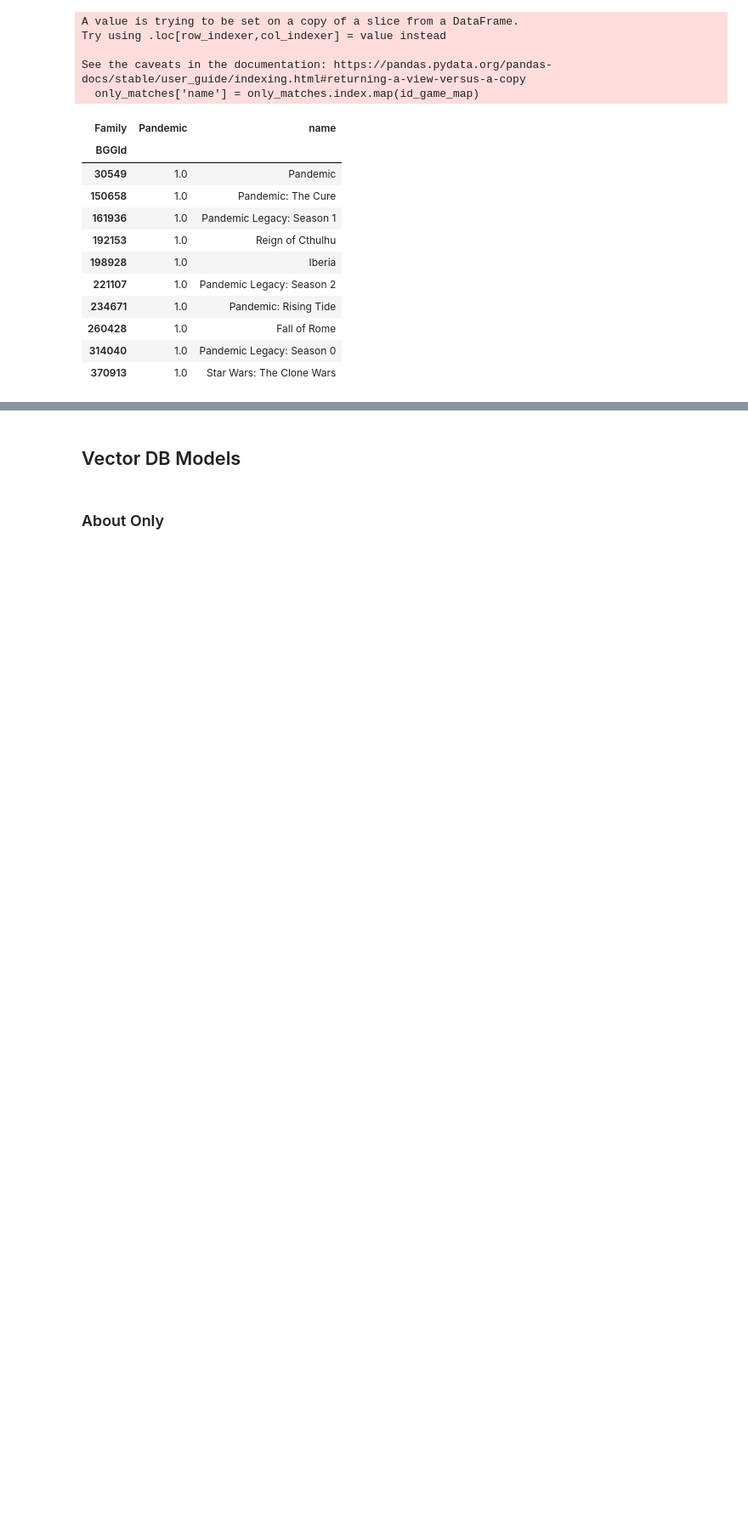
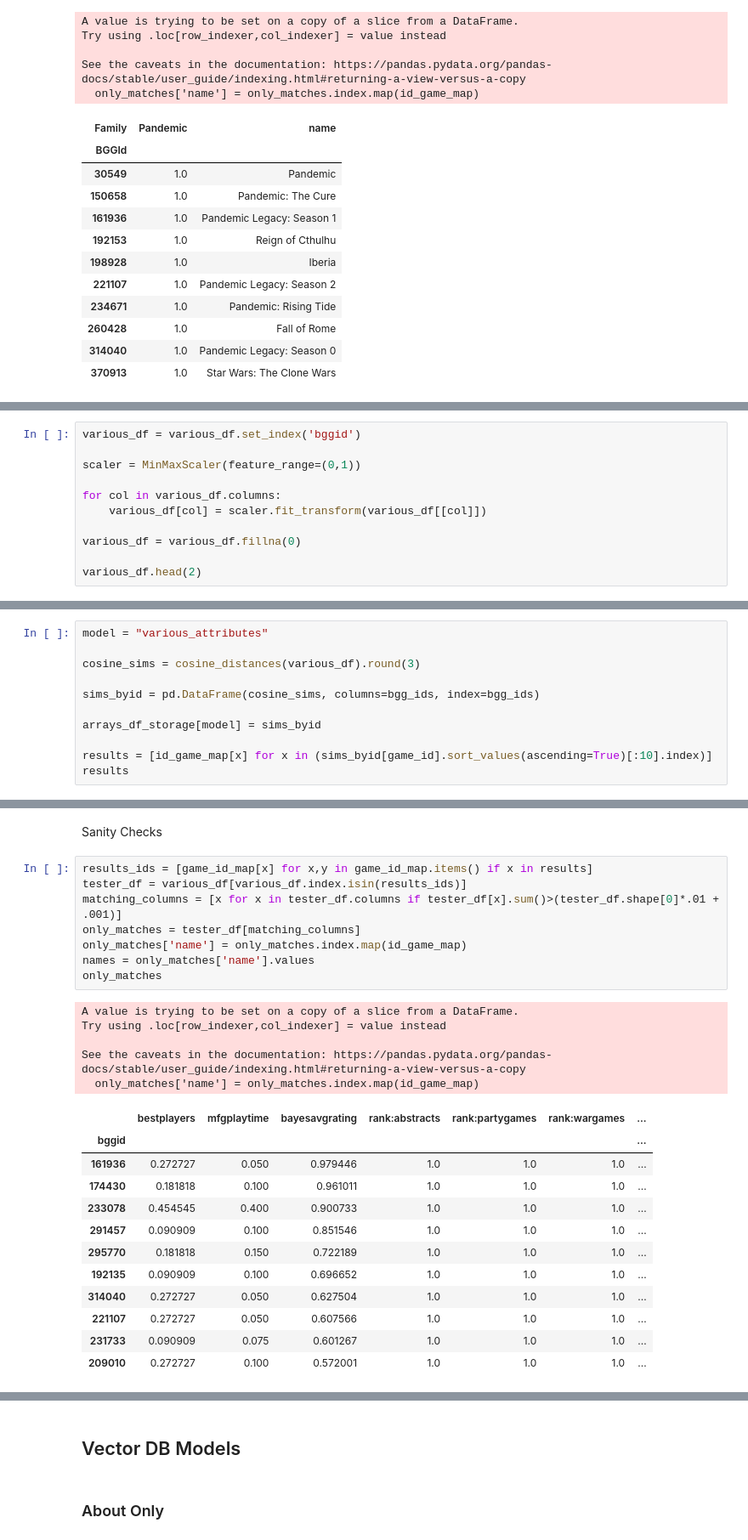
Before and after one commit to threnjen/boardgamegeek, a Jupyter notebook: exploratory_notebooks/03_content_sim_games.ipynb, the cells around one changed output, grey strips where cells are left out. Shown at 85% size. Drawn from its saved outputs; the diff is of its cells as text; blank space fills up the shorter version.

Commit message:
refinements to similarity models

```diff
--- a/exploratory_notebooks/03_content_sim_games.ipynb
+++ b/exploratory_notebooks/03_content_sim_games.ipynb
@@ -550,0 +666,11 @@ See the caveats in the documentation: https://pandas.pydata.org/pandas-docs/stab
+# %%
+various_df = various_df.set_index('bggid')
+
+scaler = MinMaxScaler(feature_range=(0,1))
+
+for col in various_df.columns:
+    various_df[col] = scaler.fit_transform(various_df[[col]])
+
+various_df = various_df.fillna(0)
+
+various_df.head(2)
@@ -550,0 +682,11 @@ See the caveats in the documentation: https://pandas.pydata.org/pandas-docs/stab
+# %%
+model = "various_attributes"
+
+cosine_sims = cosine_distances(various_df).round(3)
+
+sims_byid = pd.DataFrame(cosine_sims, columns=bgg_ids, index=bgg_ids)
+
+arrays_df_storage[model] = sims_byid
+
+results = [id_game_map[x] for x in (sims_byid[game_id].sort_values(ascending=True)[:10].index)]
+results
@@ -550,0 +704,28 @@ See the caveats in the documentation: https://pandas.pydata.org/pandas-docs/stab
+# %% [markdown]
+Sanity Checks
+# %%
+results_ids = [game_id_map[x] for x,y in game_id_map.items() if x in results]
+tester_df = various_df[various_df.index.isin(results_ids)]
+matching_columns = [x for x in tester_df.columns if tester_df[x].sum()>(tester_df.shape[0]*.01 + .001)]
+only_matches = tester_df[matching_columns]
+only_matches['name'] = only_matches.index.map(id_game_map)
+names = only_matches['name'].values
+only_matches
+# %% [output]
+A value is trying to be set on a copy of a slice from a DataFrame.
+Try using .loc[row_indexer,col_indexer] = value instead
+
+See the caveats in the documentation: https://pandas.pydata.org/pandas-docs/stable/user_guide/indexing.html#returning-a-view-versus-a-copy
+  only_matches['name'] = only_matches.index.map(id_game_map)
+|  | bestplayers | mfgplaytime | bayesavgrating | rank:abstracts | rank:partygames | rank:wargames | ... |
+| bggid |  |  |  |  |  |  | ... |
+| 161936 | 0.272727 | 0.050 | 0.979446 | 1.0 | 1.0 | 1.0 | ... |
+| 174430 | 0.181818 | 0.100 | 0.961011 | 1.0 | 1.0 | 1.0 | ... |
+| 233078 | 0.454545 | 0.400 | 0.900733 | 1.0 | 1.0 | 1.0 | ... |
+| 291457 | 0.090909 | 0.100 | 0.851546 | 1.0 | 1.0 | 1.0 | ... |
+| 295770 | 0.181818 | 0.150 | 0.722189 | 1.0 | 1.0 | 1.0 | ... |
+| 192135 | 0.090909 | 0.100 | 0.696652 | 1.0 | 1.0 | 1.0 | ... |
+| 314040 | 0.272727 | 0.050 | 0.627504 | 1.0 | 1.0 | 1.0 | ... |
+| 221107 | 0.272727 | 0.050 | 0.607566 | 1.0 | 1.0 | 1.0 | ... |
+| 231733 | 0.090909 | 0.075 | 0.601267 | 1.0 | 1.0 | 1.0 | ... |
+| 209010 | 0.272727 | 0.100 | 0.572001 | 1.0 | 1.0 | 1.0 | ... |
```
Also changed, not shown: parts of 9 cells of this notebook.
